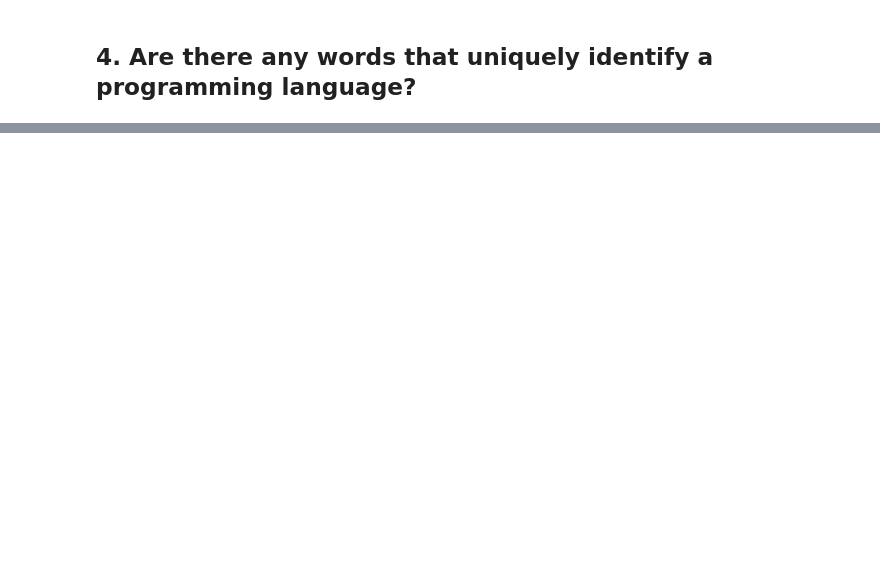
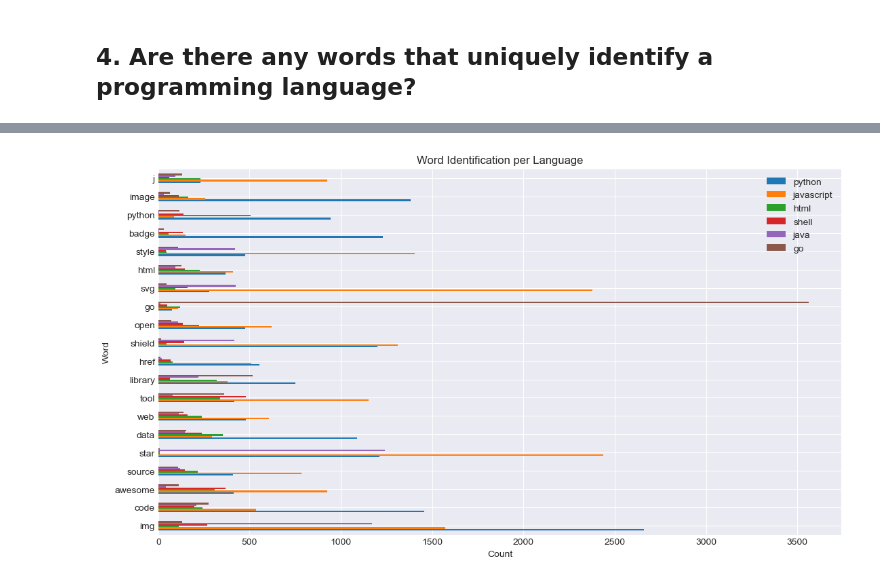
Before and after one commit to projectlanguagepredictor/nlp_launch, a Jupyter notebook: final_report.ipynb, the cells around one changed output, grey strips where cells are left out. Cells and saved outputs as stored; diff of their text form; code cells hidden in the pictures; blank space fills up the shorter version.

```diff
--- a/final_report.ipynb
+++ b/final_report.ipynb
@@ -226,2 +349,15 @@ freq
 # %%
-# #visualize top words per label
+#visualizing the top 20 words sorted on all but only displaying the ham and spam columns
+
+# setting basic style parameters for matplotlib
+plt.rc('figure', figsize=(13, 7))
+plt.style.use('seaborn-darkgrid')
+
+#viz
+word_counts.sort_values('all', ascending=False)[1:21][['python', 'javascript', 'html', 'shell', 'java', 'go']].head(20).plot.barh()
+plt.xlabel('Count')
+plt.ylabel('Word')
+plt.title('Word Identification per Language')
+plt.show()
+# %% [output]
+[figure, added]
```
Also changed, not shown: parts of 50 cells of this notebook.
